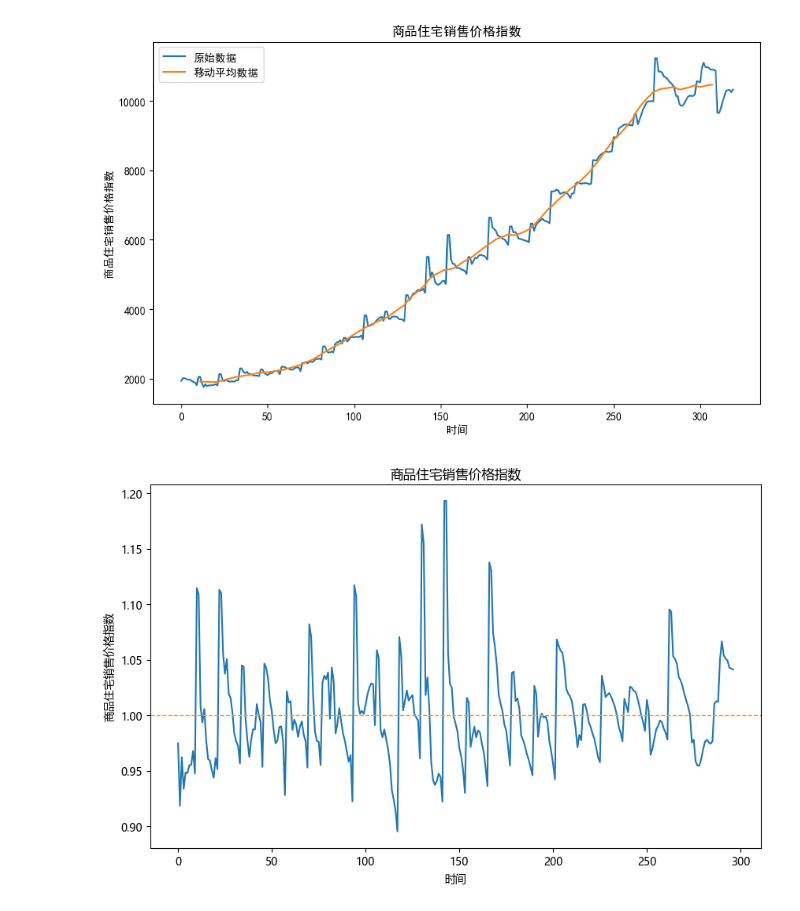
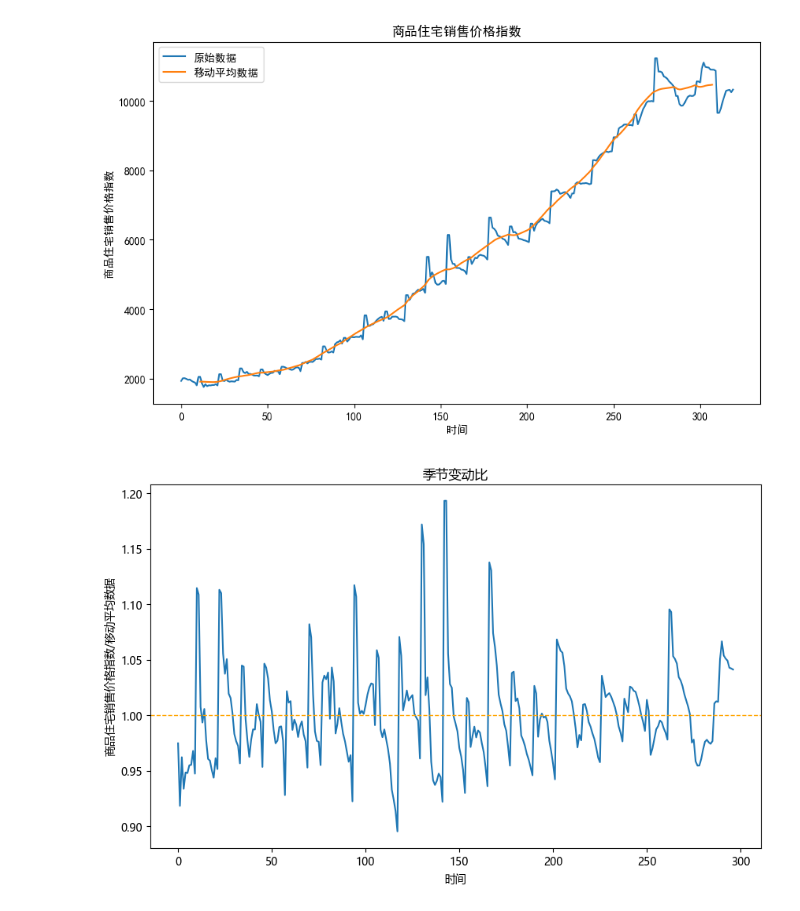
Before and after one commit to Frank-LuHao/Group-Assignment-of-Statistics, a Jupyter notebook: 商品房销售价格数据分析.ipynb, the cells around one changed output. Saved outputs shown, nothing was run; the diff lists cells and outputs as text; code cells hidden in the pictures.

```diff
--- a/商品房销售价格数据分析.ipynb
+++ b/商品房销售价格数据分析.ipynb
@@ -76,14 +76,14 @@ plt.show()
 # %%
 # 移动平均趋势剔除
 detrended = [y[i+int(window_size/2)]/moving_avg[i] for i in range(0, len(moving_avg))]
 # 作图可视化
 plt.rcParams['font.sans-serif'] = ['Microsoft YaHei'] # 指定默认字体,以支持负号显示
 plt.figure(figsize=(10,6))
 plt.plot(x[0:len(detrended)], detrended)
 plt.axhline(1, color='orange', linestyle = '--', lw=1)
-plt.title('商品住宅销售价格指数')
+plt.title('季节变动比')
 plt.xlabel('时间')
-plt.ylabel('商品住宅销售价格指数')
+plt.ylabel('商品住宅销售价格指数/移动平均数据')
 plt.show()
 # %% [output]
-[figure, old version]
+[figure, new version]
```
Also changed, not shown: 3 other files.
